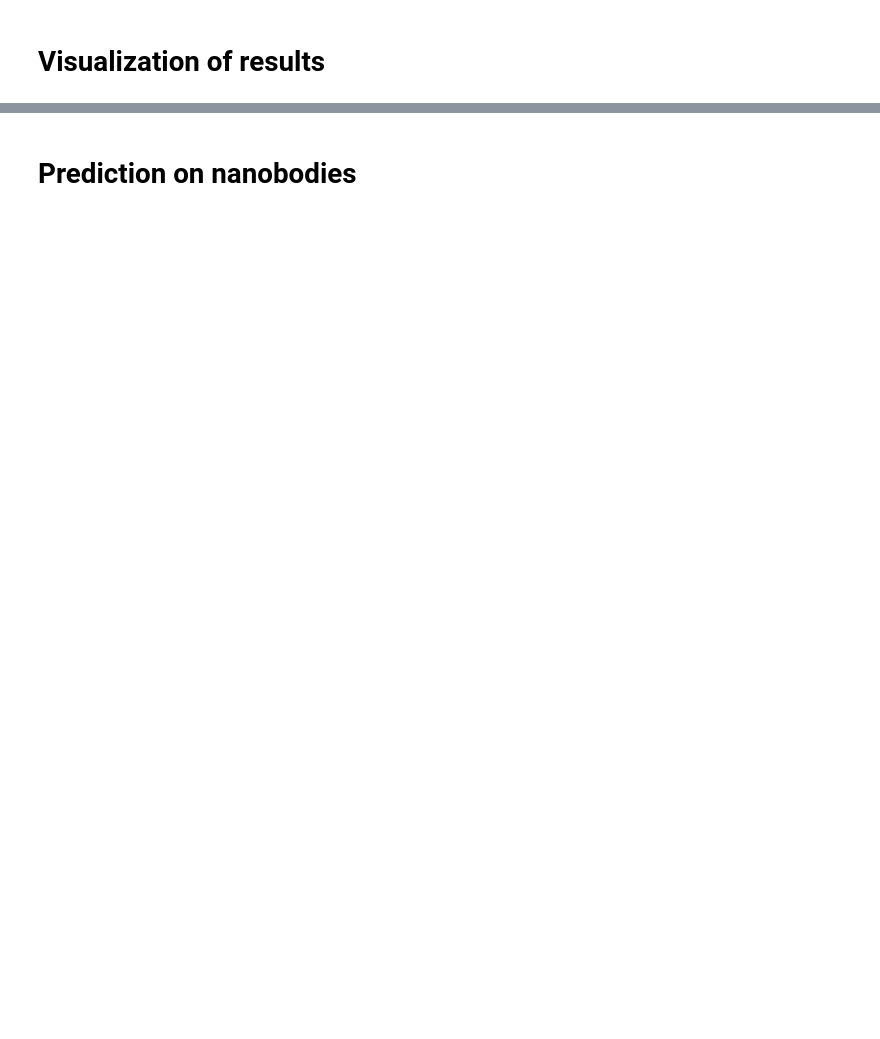
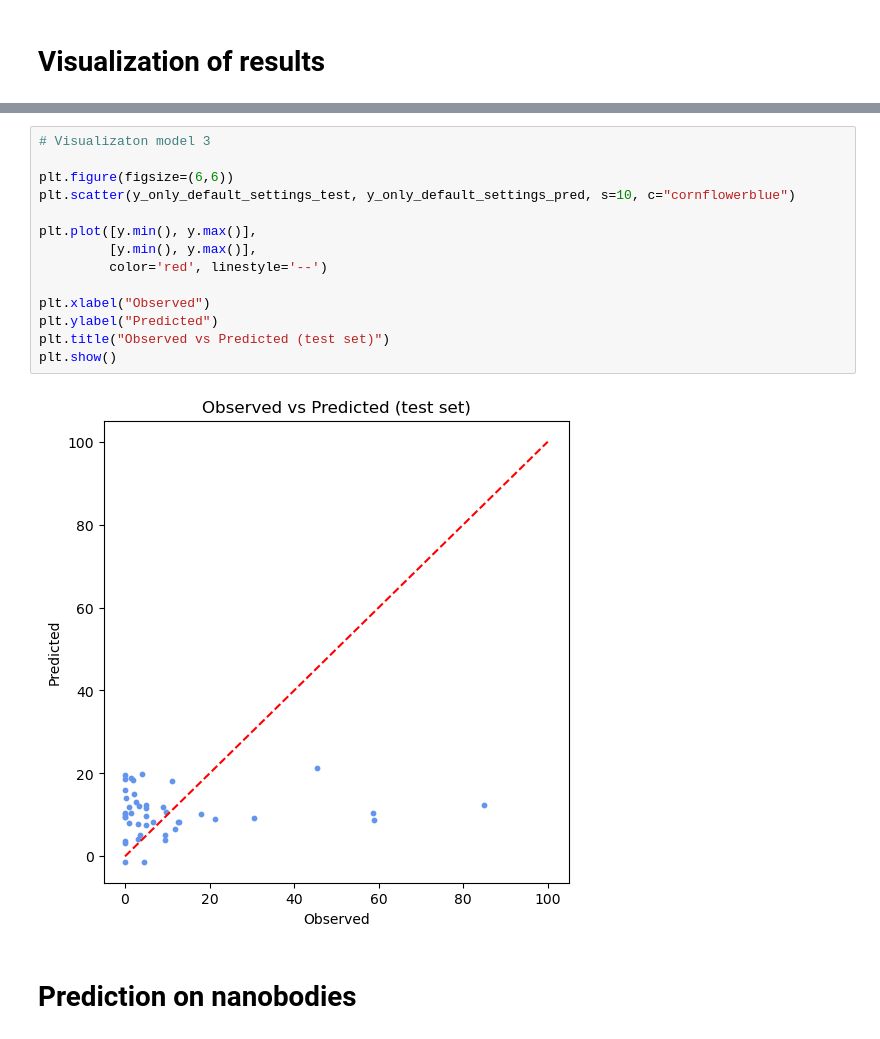
Before and after one commit to RebeckaAntonsson/Thesis, a Jupyter notebook: Immonogenecity_tool_testing/model_selection/biophi_dataSet/model_selection_visualization_ABbiophiDataset.ipynb, the cells around one changed output, grey strips where cells are left out. Drawn from its saved outputs; the diff is of its cells as text; blank space fills up the shorter version.

```diff
--- a/Immonogenecity_tool_testing/model_selection/biophi_dataSet/model_selection_visualization_ABbiophiDataset.ipynb
+++ b/Immonogenecity_tool_testing/model_selection/biophi_dataSet/model_selection_visualization_ABbiophiDataset.ipynb
@@ -376,2 +296,18 @@ plt.show()
+# %%
+# Visualizaton model 3
+
+plt.figure(figsize=(6,6))
+plt.scatter(y_only_default_settings_test, y_only_default_settings_pred, s=10, c="cornflowerblue")
+
+plt.plot([y.min(), y.max()],
+         [y.min(), y.max()],
+         color='red', linestyle='--')
+
+plt.xlabel("Observed")
+plt.ylabel("Predicted")
+plt.title("Observed vs Predicted (test set)")
+plt.show()
+# %% [output]
+[figure, added]
 # %% [markdown]
 # Prediction on nanobodies
```
Also changed, not shown: parts of 16 cells of this notebook.
